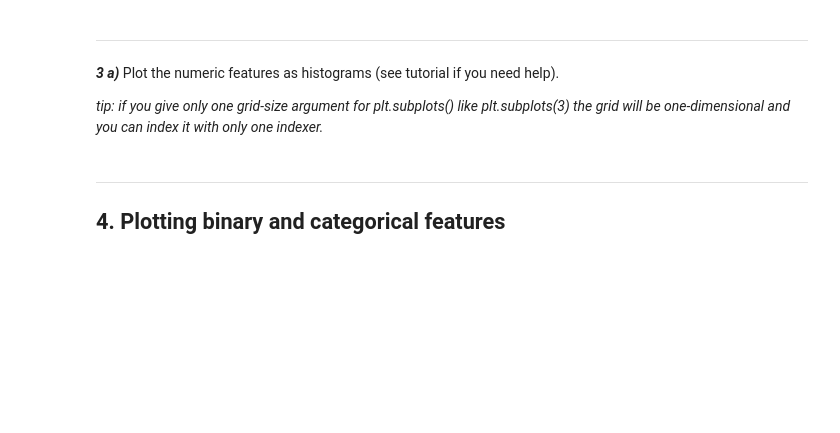
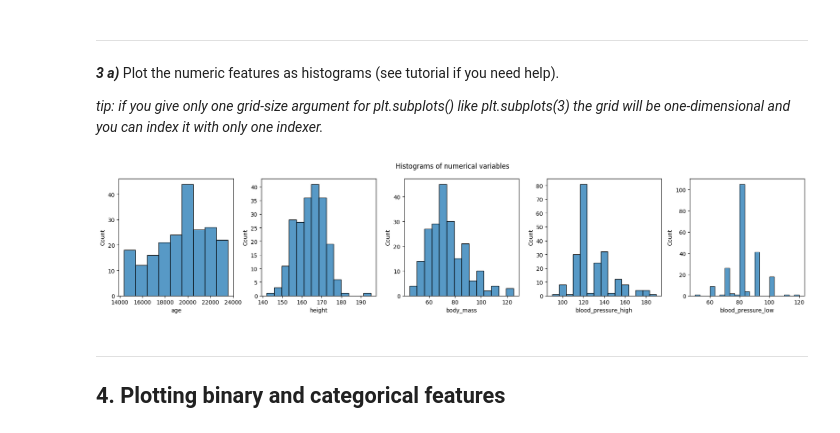
Before and after one commit to konstanyman/DAKD-E1, a Jupyter notebook: Konsta_Nyman_DAKD_2023_exercise_1.ipynb, the cells around one changed output. Saved outputs shown, nothing was run; the diff lists cells and outputs as text; code cells hidden in the pictures; blank space fills up the shorter version.

```diff
--- a/Konsta_Nyman_DAKD_2023_exercise_1.ipynb
+++ b/Konsta_Nyman_DAKD_2023_exercise_1.ipynb
@@ -231,0 +241,6 @@ _For example, you can access all columns in you DataFrame with numeric features
+# %%
+# create 3 lists with feature names divided by their data types
+
+numeric_features = ["age", "height", "body_mass", "blood_pressure_high", "blood_pressure_low"]
+binary_features = ["gender", "smoke", "active", "cardio", "family_history"]
+categorical_features = ["serum_lipid_level"]
@@ -292,3 +350,21 @@ _tip: if you give only one grid-size argument for plt.subplots() like plt.subplo
+# %%
+# use seaborn to plot histograms of the five numerical variables
+
+fig, axes = plt.subplots(1,5, figsize = (18,4))
+
+# print the data we are plotting
+for i in range(5):
+    sns.histplot(data = data[numeric_features[i]], ax = axes[i])
+
+# give title for figure
+
+fig.suptitle("Histograms of numerical variables")
+
+# format figure
+
+plt.tight_layout()
+# %% [output]
+[figure, added]
 # %% [markdown]
 _______
 ## 4. Plotting binary and categorical features
```
Also changed, not shown: parts of 20 cells of this notebook.
